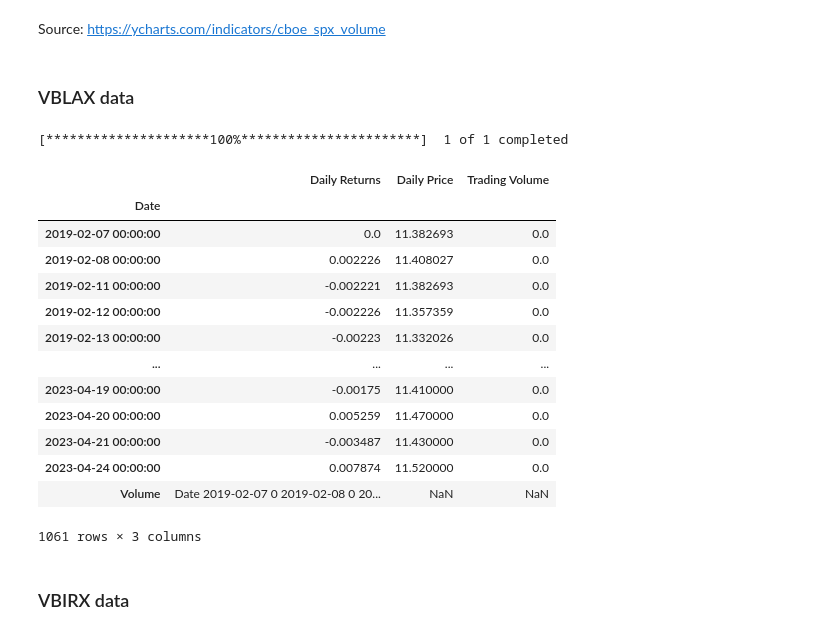
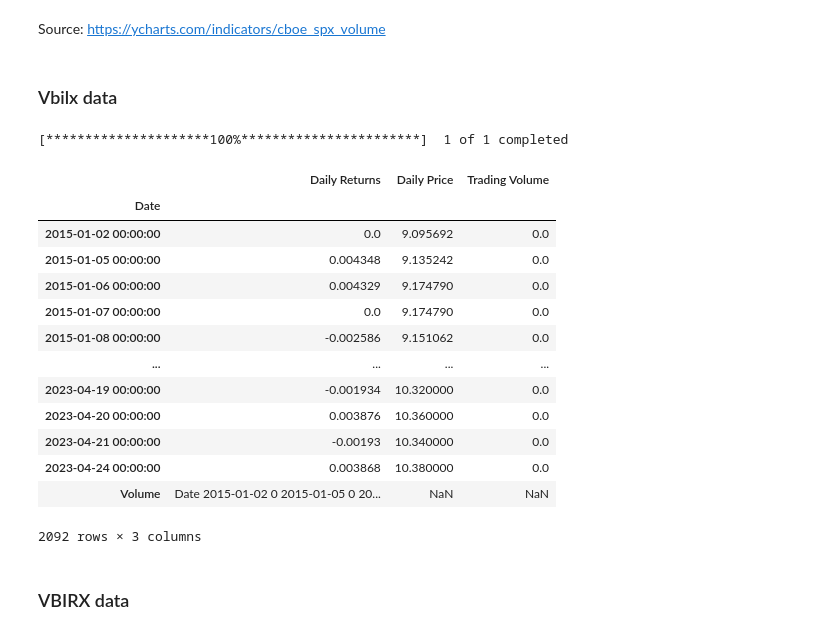
Before and after one commit to mab923/finalteamproject, a Jupyter notebook: Load_Data.ipynb, the cells around one changed output. Drawn from its saved outputs; the diff is of its cells as text; code cells hidden in the pictures.

```diff
--- a/Load_Data.ipynb
+++ b/Load_Data.ipynb
@@ -74,7 +74,7 @@ stock_tv
 # %% [markdown]
 Source: https://ycharts.com/indicators/cboe_spx_volume
 # %% [markdown]
-### VBLAX data
+### Vbilx data
 # %%
 #pip install yfinance
 import yfinance as yf
@@ -84,33 +84,33 @@ from scipy import stats
 # %%
 start  = datetime(2015, 1, 1)
 end    = datetime(2023, 4, 25)
-# %%
-stock_prices = yf.download('VBLAX', start=start, end=end)
-
-daily_returns = stock_prices['Adj Close'].pct_change().fillna(0)
-daily_price = stock_prices['Adj Close']
-daily_returns['Volume'] = stock_prices['Volume']
-
-Vblax = pd.DataFrame({'Daily Returns': daily_returns, 'Daily Price': daily_price, 'Trading Volume': stock_prices['Volume']})
-# %% [output]
-[*********************100%***********************]  1 of 1 completed
+# %%
+stock_prices = yf.download('VBILX', start=start, end=end)
+
+daily_returns = stock_prices['Adj Close'].pct_change().fillna(0)
+daily_price = stock_prices['Adj Close']
+daily_returns['Volume'] = stock_prices['Volume']
+
+Vbilx = pd.DataFrame({'Daily Returns': daily_returns, 'Daily Price': daily_price, 'Trading Volume': stock_prices['Volume']})
+# %% [output]
+[*********************100%***********************]  1 of 1 completed
 # %%
-Vblax
+Vbilx
 # %% [output]
 |  | Daily Returns | Daily Price | Trading Volume |
 | Date |  |  |  |
-| 2019-02-07 00:00:00 | 0.0 | 11.382693 | 0.0 |
-| 2019-02-08 00:00:00 | 0.002226 | 11.408027 | 0.0 |
-| 2019-02-11 00:00:00 | -0.002221 | 11.382693 | 0.0 |
-| 2019-02-12 00:00:00 | -0.002226 | 11.357359 | 0.0 |
-| 2019-02-13 00:00:00 | -0.00223 | 11.332026 | 0.0 |
+| 2015-01-02 00:00:00 | 0.0 | 9.095692 | 0.0 |
+| 2015-01-05 00:00:00 | 0.004348 | 9.135242 | 0.0 |
+| 2015-01-06 00:00:00 | 0.004329 | 9.174790 | 0.0 |
+| 2015-01-07 00:00:00 | 0.0 | 9.174790 | 0.0 |
+| 2015-01-08 00:00:00 | -0.002586 | 9.151062 | 0.0 |
 | ... | ... | ... | ... |
-| 2023-04-19 00:00:00 | -0.00175 | 11.410000 | 0.0 |
-| 2023-04-20 00:00:00 | 0.005259 | 11.470000 | 0.0 |
-| 2023-04-21 00:00:00 | -0.003487 | 11.430000 | 0.0 |
-| 2023-04-24 00:00:00 | 0.007874 | 11.520000 | 0.0 |
-| Volume | Date 2019-02-07 0 2019-02-08 0 20... | NaN | NaN |
+| 2023-04-19 00:00:00 | -0.001934 | 10.320000 | 0.0 |
+| 2023-04-20 00:00:00 | 0.003876 | 10.360000 | 0.0 |
+| 2023-04-21 00:00:00 | -0.00193 | 10.340000 | 0.0 |
+| 2023-04-24 00:00:00 | 0.003868 | 10.380000 | 0.0 |
+| Volume | Date 2015-01-02 0 2015-01-05 0 20... | NaN | NaN |
-1061 rows × 3 columns
+2092 rows × 3 columns
 # %% [markdown]
 ### VBIRX data
 # %%
```
Also changed, not shown: parts of 13 cells of this notebook, 3 other files.
